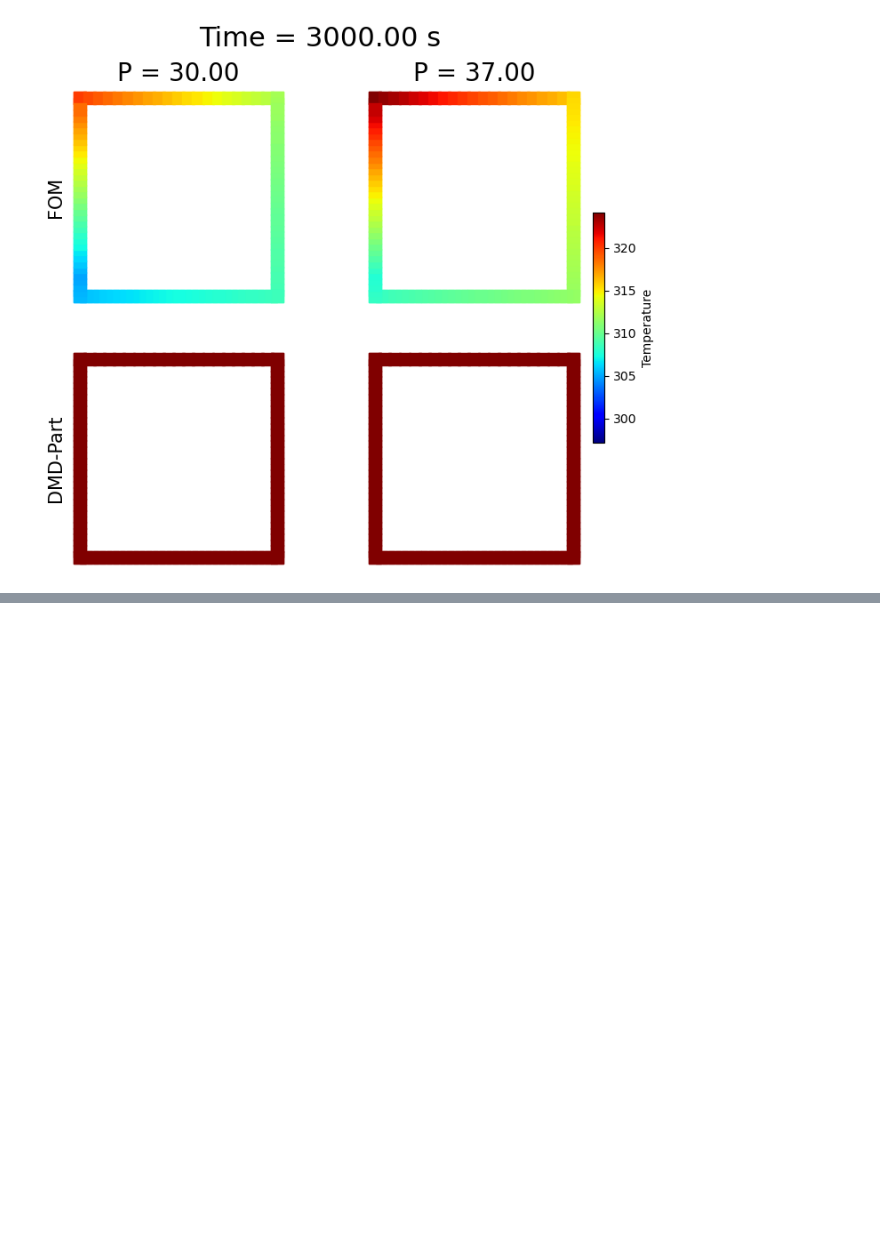
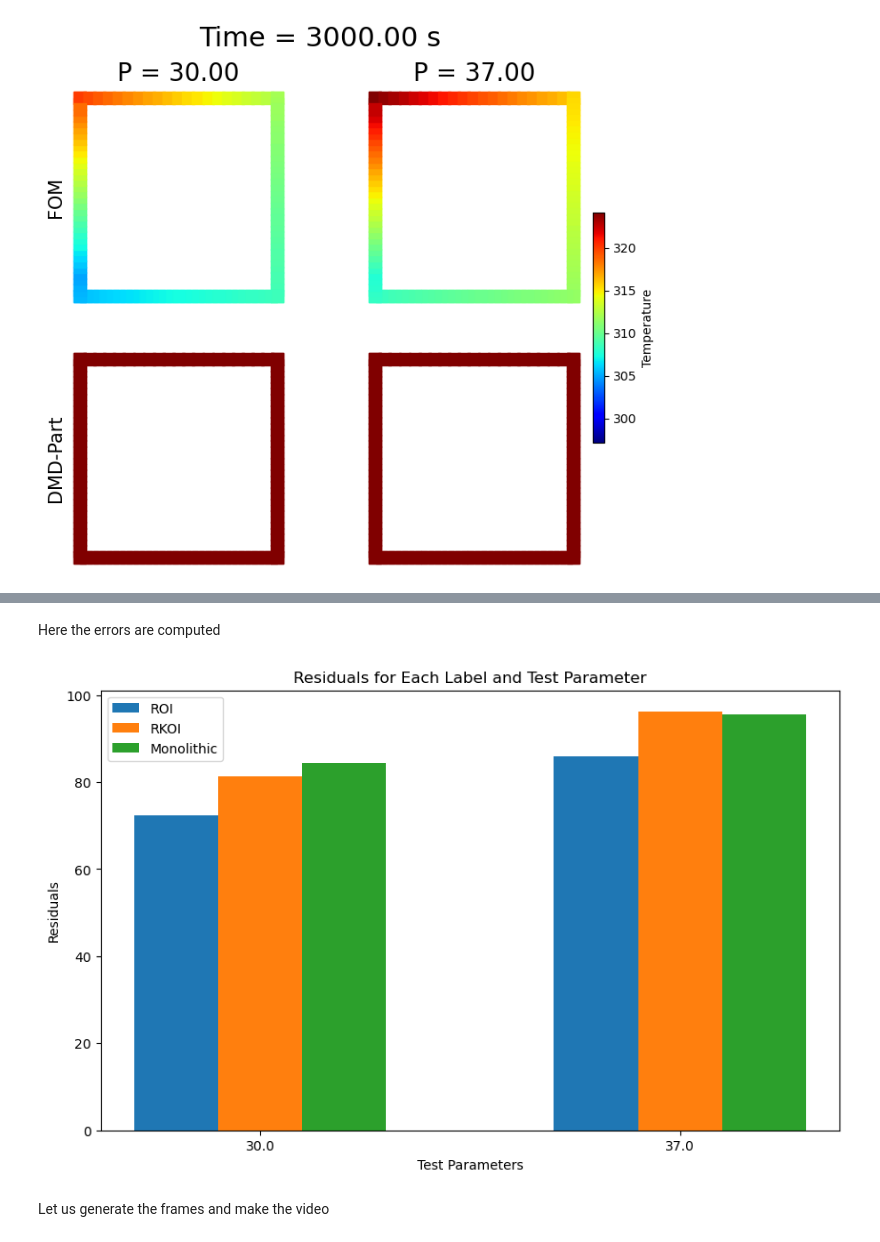
Before and after one commit to ERMETE-Lab/ROSE-pDMD, a Jupyter notebook: TestCases/01a_dynasty1param.ipynb, the cells around one changed output, grey strips where cells are left out. Cells and saved outputs as stored; diff of their text form; code cells hidden in the pictures; blank space fills up the shorter version.

```diff
--- a/TestCases/01a_dynasty1param.ipynb
+++ b/TestCases/01a_dynasty1param.ipynb
@@ -709,0 +739,28 @@ for tt in range(0, len(pred_time), 10):
+# %% [markdown]
+Here the errors are computed
+# %%
+resids = np.zeros((len(test_params), len(labels)))
+
+for ii in range(len(test_params)):
+    for jj in range(len(labels)):
+        resids[ii, jj] = np.linalg.norm(recons[jj][ii] - test_snapshots[ii].T)
+
+fig, ax = plt.subplots(figsize=(10, 6))
+bar_width = 0.2
+positions = np.arange(len(test_params))
+
+for i, label in enumerate(labels):
+    ax.bar(positions + i * bar_width, resids[:, i], bar_width, label=label)
+
+ax.set_xlabel('Test Parameters')
+ax.set_ylabel('Residuals')
+ax.set_title('Residuals for Each Label and Test Parameter')
+ax.set_xticks(positions + bar_width * (len(labels) - 1) / 2)
+ax.set_xticklabels(test_params)
+ax.legend()
+
+fig.savefig(path_res + 'residual_errors.pdf', format='pdf', dpi=200, bbox_inches='tight')
+# %% [output]
+[figure, added]
+# %% [markdown]
+Let us generate the frames and make the video
```
Also changed, not shown: parts of 9 cells of this notebook, 3 other files.
